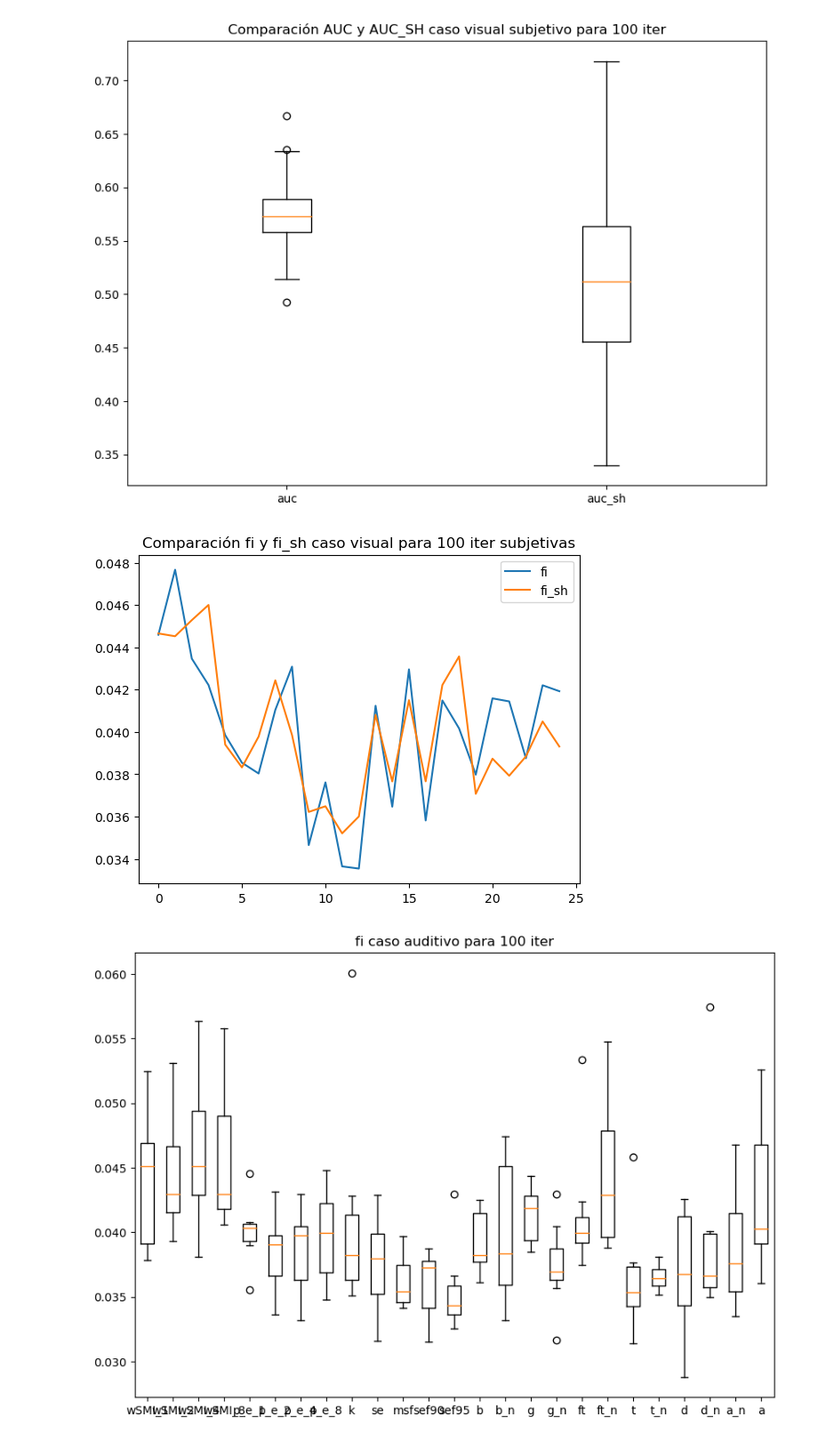
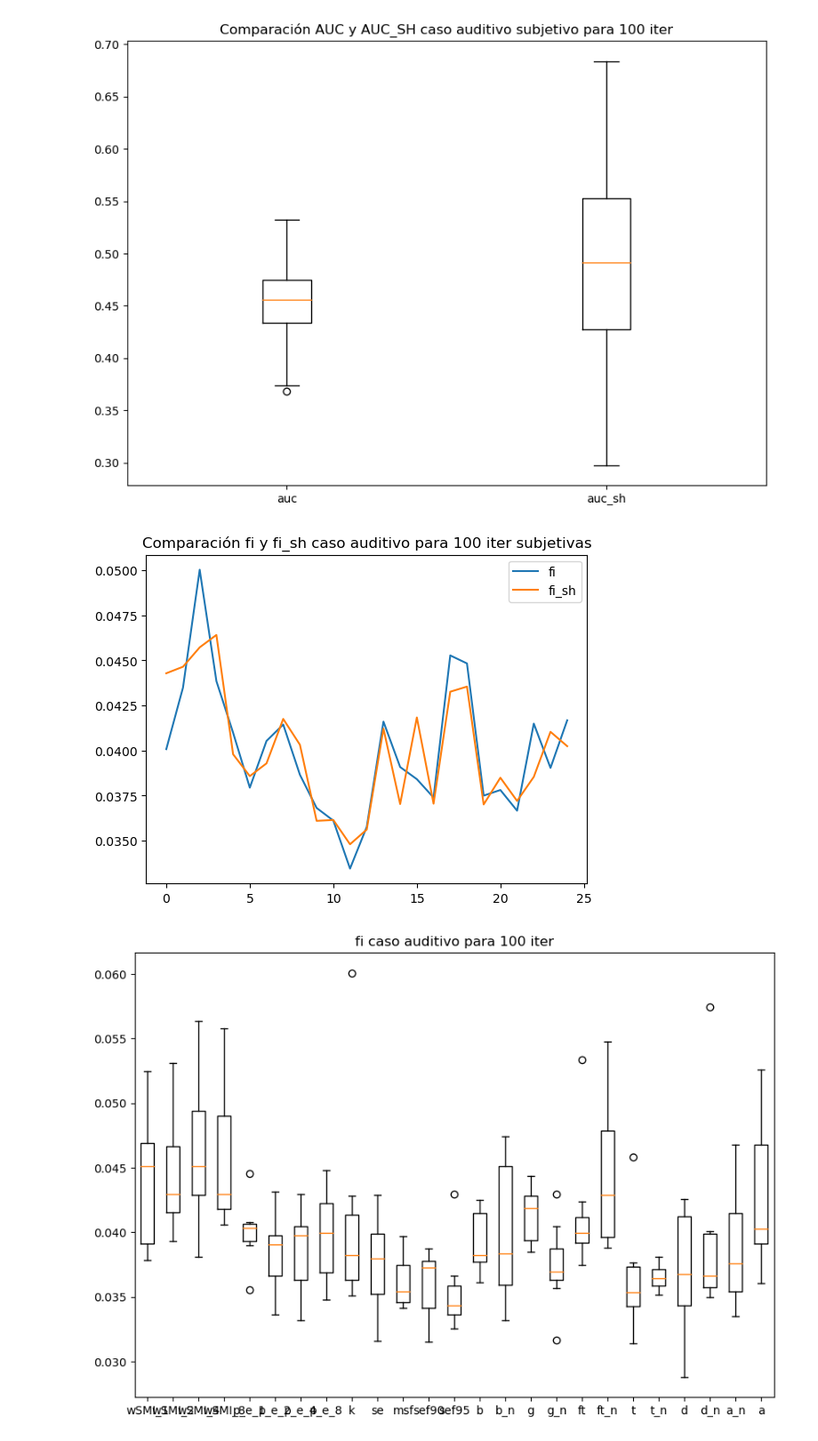
Before and after one commit to FlorenciaPerezR/Tesis, a Jupyter notebook: graficos.ipynb, the cells around one changed output. Shown at 89% size. Saved outputs shown, nothing was run; the diff lists cells and outputs as text; code cells hidden in the pictures.

```diff
--- a/graficos.ipynb
+++ b/graficos.ipynb
@@ -18,30 +18,30 @@ fig = plt.figure(figsize =(10, 7))
 plt.boxplot(data)
 plt.xticks([1, 2], ['auc', 'auc_sh'])
 # Adding title
-plt.title("Comparación AUC y AUC_SH caso visual subjetivo para 100 iter")
+plt.title("Comparación AUC y AUC_SH caso auditivo subjetivo para 100 iter")
 # show plot
 plt.show()
 
-fig.savefig('/home/nicobruno/flor/Tesis/graficos.png')
+fig.savefig('/home/nicobruno/flor/Tesis/graficos/auc_auditivo_100_subj.png')
 #/home/nicobruno/flor/Tesis/graficos
 #/home/nicobruno/flor/Tesis/graficos
 # %% [output]
-[figure, old version]
+[figure, new version]
 # %%
 dir = '/home/nicobruno/flor/Tesis/modelo_resultados/'
-fi = genfromtxt(dir+'/fi_iter_100_e_100_visual_subj.csv', skip_header=1,delimiter=',')
-fi_sh = genfromtxt(dir+'/fi_sh_iter_100_e_100_visual_subj.csv', skip_header=1,delimiter=',')
+fi = genfromtxt(dir+'/fi_iter_100_e_100_auditivo_subj.csv', skip_header=1,delimiter=',')
+fi_sh = genfromtxt(dir+'/fi_sh_iter_100_e_100_auditivo_subj.csv', skip_header=1,delimiter=',')
 grafico = plt.figure()
-plt.title("Comparación fi y fi_sh caso visual para 100 iter subjetivas")
+plt.title("Comparación fi y fi_sh caso auditivo para 100 iter subjetivas")
 plt.plot(np.mean(fi,0),label = 'fi')
 plt.plot(np.mean(fi_sh,0), label = 'fi_sh')
 plt.legend()
 plt.show()
 
 
-grafico.savefig('/home/nicobruno/flor/Tesis/graficos/fi_visual_100_subj.png')
+grafico.savefig('/home/nicobruno/flor/Tesis/graficos/fi_auditivo_100_subj.png')
 # %% [output]
-[figure, old version]
+[figure, new version]
 # %%
 features = ['wSMI_1','wSMI_2','wSMI_4','wSMI_8','p_e_1','p_e_2','p_e_4','p_e_8','k',
             'se','msf','sef90','sef95','b','b_n','g','g_n','ft','ft_n','t',
```
Also changed, not shown: parts of 1 cell of this notebook, 46 other files.
